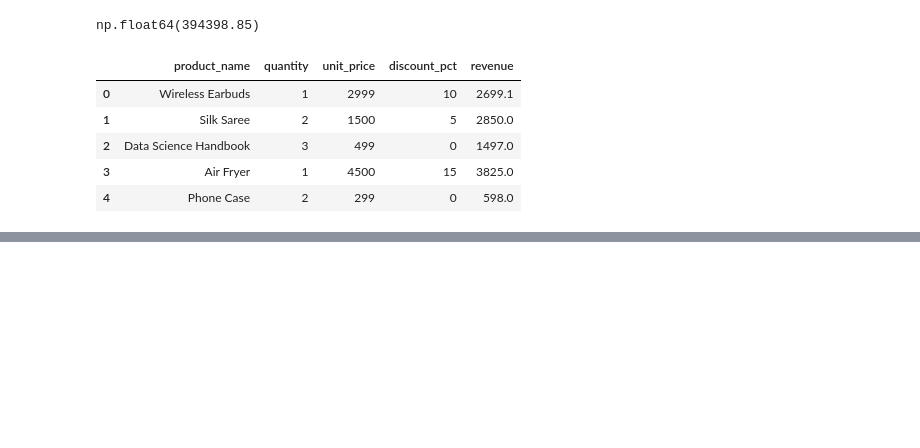
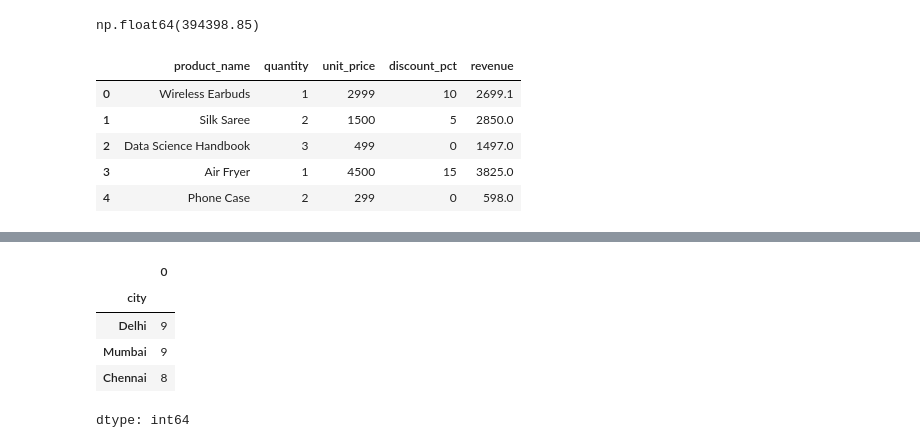
Before and after one commit to SandhuruT/Data_Science_01, a Jupyter notebook: Data_Science_project_01.ipynb, the cells around one changed output, grey strips where cells are left out. Drawn from its saved outputs; the diff is of its cells as text; code cells hidden in the pictures; blank space fills up the shorter version.

```diff
--- a/Data_Science_project_01.ipynb
+++ b/Data_Science_project_01.ipynb
@@ -116,0 +118,9 @@ df_sales[['product_name','quantity','unit_price','discount_pct','revenue']].head
+# %%
+df_sales.groupby('city').size().sort_values(ascending=False).head(3)
+# %% [output]
+|  | 0 |
+| city |  |
+| Delhi | 9 |
+| Mumbai | 9 |
+| Chennai | 8 |
+dtype: int64
```
Also changed, not shown: parts of 3 cells of this notebook.
